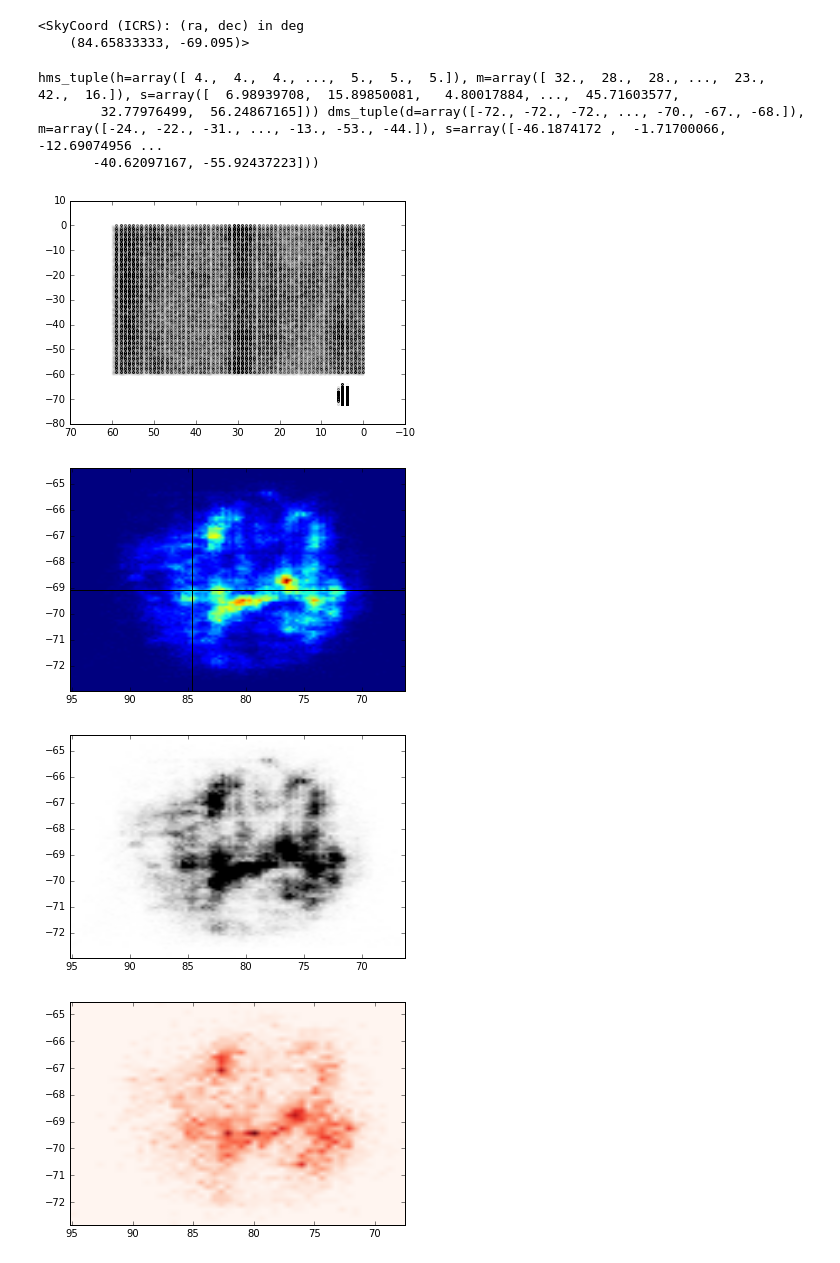
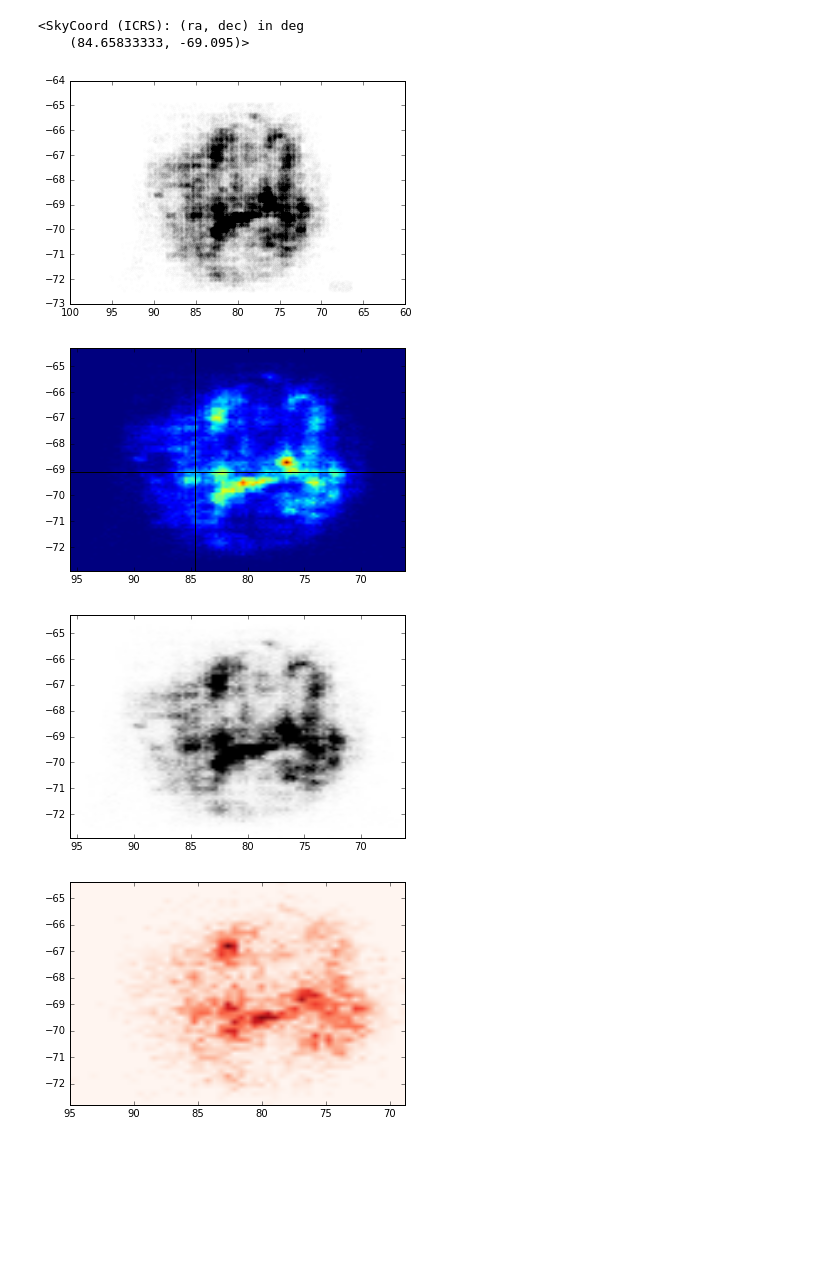
Before and after one commit to astroJeff/XRB, a Jupyter notebook: notebooks/LMC Forward.ipynb, the cells around one changed output. Cells and saved outputs as stored; diff of their text form; code cells hidden in the pictures; blank space fills up the shorter version.

```diff
--- a/notebooks/LMC Forward.ipynb
+++ b/notebooks/LMC Forward.ipynb
@@ -683,11 +683,11 @@ print Dor_30
 #plt.show()
 
 sxgml_coor = coord.SkyCoord(HMXB["ra"], HMXB["dec"], unit='deg')
-print sxgml_coor.ra.hms, sxgml_coor.dec.dms
+#print sxgml_coor.ra.hms, sxgml_coor.dec.dms
 
 
-plt.scatter(sxgml_coor.ra.hms, sxgml_coor.dec.dms, color='k', marker='.', alpha=0.005)
-#plt.scatter(HMXB["ra_b"], HMXB["dec_b"], color='k', marker='.', alpha=0.005)
+#plt.scatter(sxgml_coor.ra.hms, sxgml_coor.dec.dms, color='k', marker='.', alpha=0.005)
+plt.scatter(HMXB["ra_b"], HMXB["dec_b"], color='k', marker='.', alpha=0.005)
 #plt.xlim(100, 60)
 plt.xlim(reversed(plt.xlim()))
 plt.show()
@@ -702,40 +702,37 @@ HMXB_plot = fig.add_subplot(111)
 HMXB_plot.imshow(HMXB_hist.T, extent=extent, origin='lower', aspect='auto')
 plt.axhline(Dor_30.dec.degree, color='k')
 plt.axvline(Dor_30.ra.degree, color='k')
 plt.xlim(reversed(plt.xlim()))
 #plt.savefig('../figures/forward_LMC_HMXBs_color.pdf')
 plt.show()
 
 # All HMXBs
 HMXB_hist, xedges, yedges = np.histogram2d(HMXB["ra"], HMXB["dec"], bins=100, weights=HMXB["norm"])
 extent = [xedges[0], xedges[-1], yedges[0], yedges[-1]]
 
 fig = plt.figure()
 HMXB_plot = fig.add_subplot(111)
 imgplot = HMXB_plot.imshow(HMXB_hist.T, extent=extent, origin='lower', aspect='auto', cmap=cm.Greys, clim=[0.0,3.0e7])
 #plt.savefig('../figures/forward_LMC_HMXBs_bw.pdf')
 plt.xlim(reversed(plt.xlim()))
 plt.show()
 
 
 
 # HMXBs with L_x > 10^39
 HMXB_hist, xedges, yedges = np.histogram2d(HMXB["ra"][np.where(HMXB["L_x"]>1.0e39)], HMXB["dec"][np.where(HMXB["L_x"]>1.0e39)], bins=50, weights=HMXB["norm"][np.where(HMXB["L_x"]>1.0e39)])
 extent = [xedges[0], xedges[-1], yedges[0], yedges[-1]]
 
 fig = plt.figure()
 HMXB_plot = fig.add_subplot(111)
 HMXB_plot.imshow(HMXB_hist.T, extent=extent, origin='lower', aspect='auto', cmap=cm.Reds)
 plt.xlim(reversed(plt.xlim()))
 plt.show()
 # %% [output]
-hms_tuple(h=array([ 4.,  4.,  4., ...,  5.,  5.,  5.]), m=array([ 32.,  28.,  28., ...,  23.,  42.,  16.]), s=array([  6.98939708,  15.89850081,   4.80017884, ...,  45.71603577,
-        32.77976499,  56.24867165])) dms_tuple(d=array([-72., -72., -72., ..., -70., -67., -68.]), m=array([-24., -22., -31., ..., -13., -53., -44.]), s=array([-46.1874172 ,  -1.71700066, -12.69074956 ...
-       -40.62097167, -55.92437223]))
-[figure, old version]
+[figure, new version]
-[figure, old version]
+[figure, new version]
-[figure, old version]
+[figure, new version]
-[figure, old version]
+[figure, new version]
 # %%
 import  mpl_toolkits.axisartist.angle_helper as angle_helper
 from matplotlib.projections import PolarAxes
```
Also changed, not shown: parts of 2 cells of this notebook, 2 other files.
